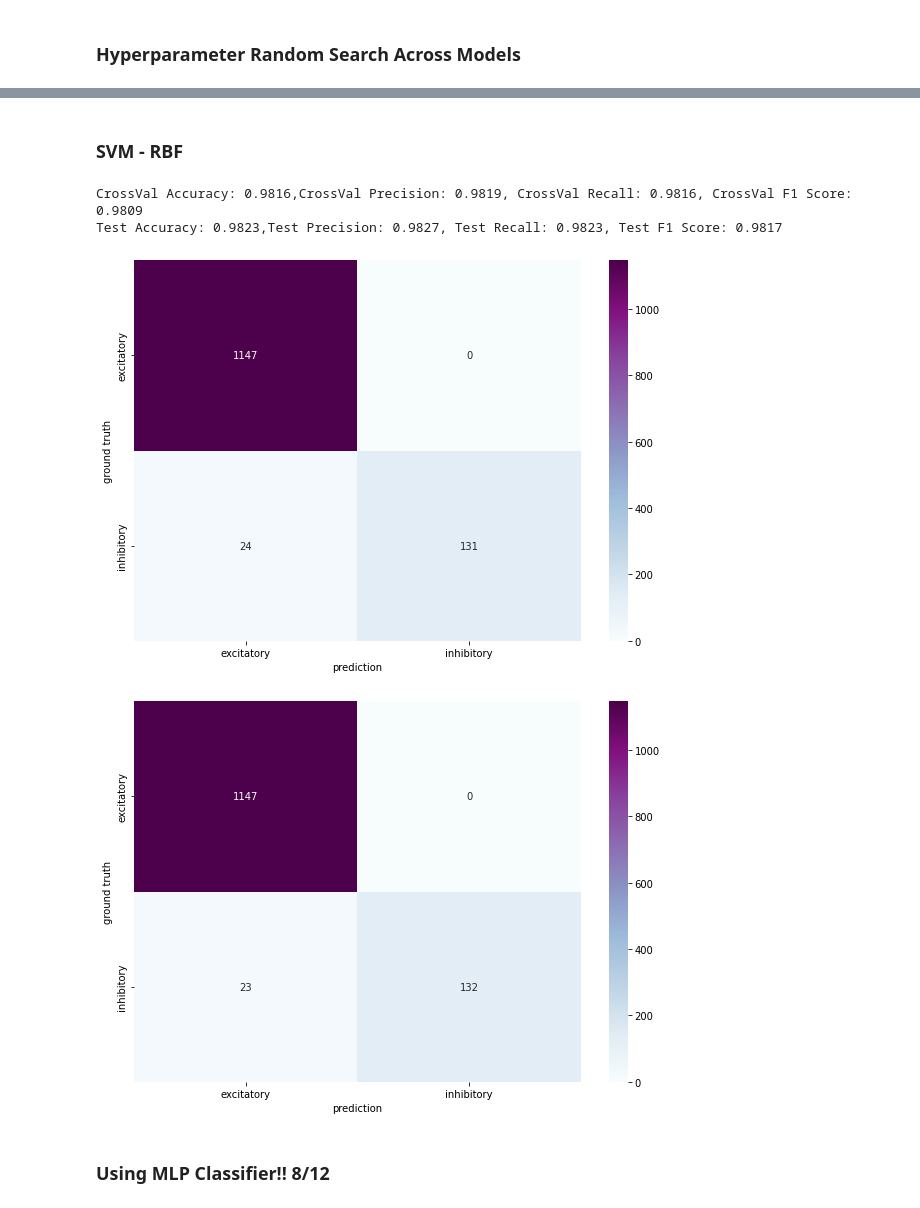
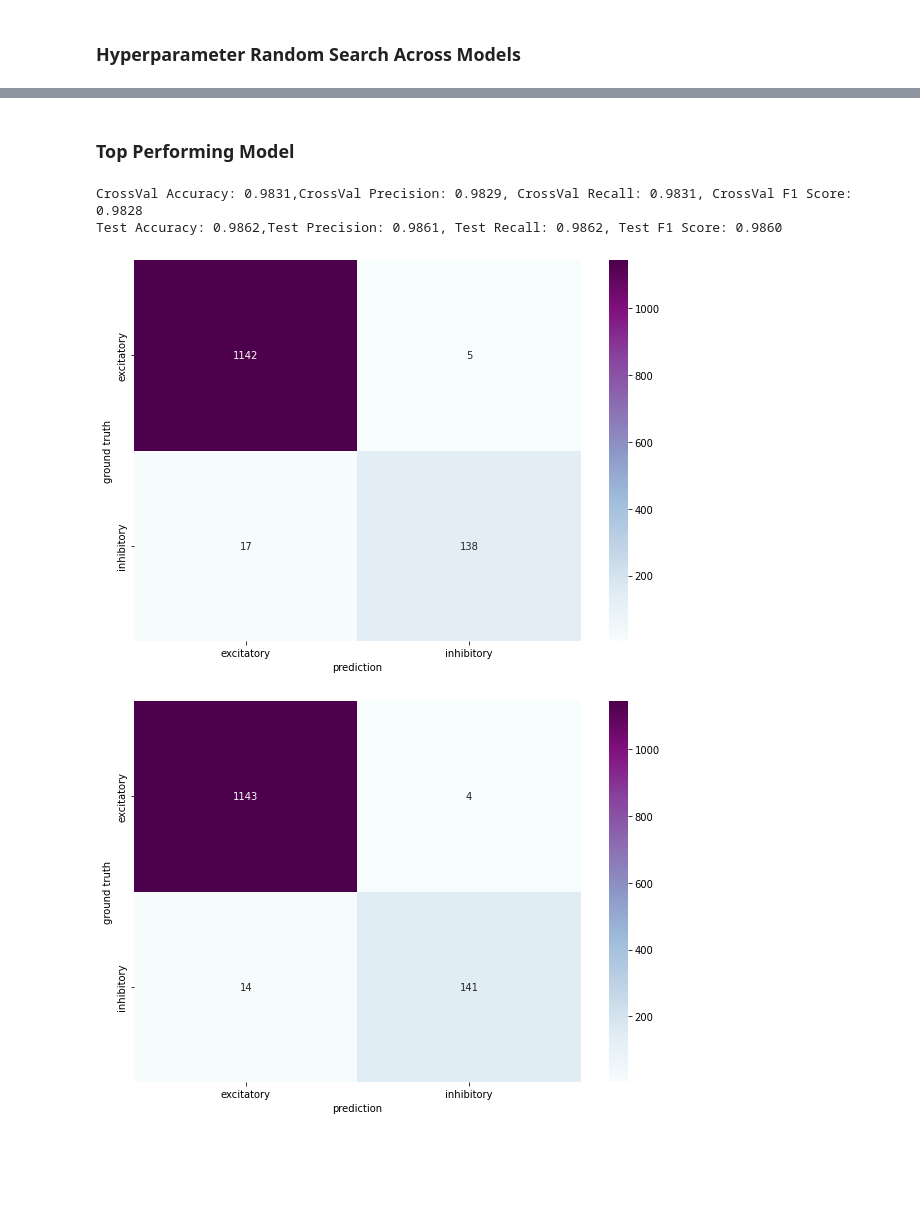
Before and after one commit to AllenInstitute/Extract_Somatic_Features, a Jupyter notebook: tutorials/Training_Classifiers.ipynb, the cells around one changed output, grey strips where cells are left out. Saved outputs shown, nothing was run; the diff lists cells and outputs as text; code cells hidden in the pictures; blank space fills up the shorter version.

Commit message:
local example

```diff
--- a/tutorials/Training_Classifiers.ipynb
+++ b/tutorials/Training_Classifiers.ipynb
@@ -37,3 +23,5 @@ minnie_column_df.shape, merged_examples.shape
+# %%
+merged_examples = pd.read_pickle('../data/filtered_normalized_minnie_v661_0923.pkl')
 # %% [markdown]
 ### Defining Metrics - Soma and Nucleus
 # %%
@@ -166,0 +99,4 @@ Name: class_labels, dtype: int64
+# %%
+#Filter out only the cells of interest - in this case filtering for column cells with neuronal manual labels
+samples=merged_examples.query('neuron_class_labels =="excitatory" | neuron_class_labels=="inhibitory"')
+samples.neuron_class_labels.value_counts()
@@ -167,24 +109,13 @@ Name: class_labels, dtype: int64
 # %%
 #Label_col should be altered depending on the classifier
-label_col = 'class_labels'
+label_col = 'neuron_class_labels'
 
 numfiles = samples.shape[0]
 all_idxs = np.arange(0, numfiles)
 np.random.seed(49)
 np.random.shuffle(all_idxs)
-# percent_train = 80
-# id_percent_train = int((percent_train/100) * numfiles)
-# train_idxs = all_idxs[:id_percent_train]
-# test_idxs = all_idxs[id_percent_train:]
 
 scaler=preprocessing.StandardScaler().fit(samples[metrics])
-#balanced_scaled = scaler.transform(samples[metrics])
-# train_df = balanced[metrics].iloc[train_idxs]
-# train_dfs = scaler.transform(train_df)
-# train_labels = balanced[label_col].iloc[train_idxs]
-# val_df = balanced[metrics].iloc[test_idxs]
-# val_dfs = scaler.transform(val_df)
-# val_labels = balanced[label_col].iloc[test_idxs]
 
 all_df = samples[metrics].iloc[all_idxs]
 all_dfs = scaler.transform(all_df)
@@ -299,40 +229,37 @@ KeyboardInterrupt:
-# %% [markdown]
-### SVM - RBF
+# %% [markdown]
+### Top Performing Model
 # %%
 ordered_labels = sorted(samples[label_col].unique())
 
-#first round
-# #params = SVC(kernel = 'rbf', C = 1000,
-#                     gamma= 0.01120242331473505,
-#                     class_weight='balanced',
-#                     decision_function_shape='ovo',
-#                     probability=True)
-params = {'C': 15.668401318176073, 'class_weight': None, 'gamma': 0.1420372322294404, 'kernel': 'rbf'}
+#reported params from randomized search above
+params = {'activation': 'tanh', 'alpha': 0.02779055400477684, 'hidden_layer_sizes': 100,
+          'learning_rate': 'constant', 'learning_rate_init': 0.020304839764349877, 'solver': 'adam'}
 
-svm_model_rbf = SVC(kernel = 'rbf', C = 200.668401318176073, #1.03 to lower overfitting
-                    gamma= 0.0001420372322294404,
-                    class_weight=None,
-                    decision_function_shape='ovo',
-                    probability=True)
 
-rbf_model, cross_pred, rbf_cm = train_model(all_dfs,bin_all_labels, svm_model_rbf, ordered_labels)
+mlp_model_base = MLPClassifier(activation= 'tanh',
+                              alpha= 0.02779055400477684,
+                              hidden_layer_sizes= 100,
+                              learning_rate= 'adaptive',
+                              learning_rate_init= 0.00020304839764349877,
+                              solver= 'adam',
+                              max_iter=1000)
+
+#Train and plot the crossvalidated accuracy (the one that comes out of training) and the performance on the entire column. The column accuracy here (printed as 'Test Accuracy') is mainly for the
+#user to gauge if we are overfitting or not.
+mlp_model, cross_pred, mlp_cm = train_model(all_dfs,bin_all_labels, mlp_model_base, ordered_labels)
 cross_accuracy = accuracy_score(bin_all_labels, cross_pred)
 cross_f1 = f1_score(bin_all_labels, cross_pred, average='weighted', zero_division=0)
 cross_recall = recall_score(bin_all_labels, cross_pred, average='weighted', zero_division=0)
 cross_precision = precision_score(bin_all_labels,cross_pred, average='weighted', zero_division=0)
 print('CrossVal Accuracy: %.4f,CrossVal Precision: %.4f, CrossVal Recall: %.4f, CrossVal F1 Score: %.4f'%(cross_accuracy, cross_precision, cross_recall, cross_f1))
 
-rbf_model, train_rbf_cm, train_pred  = test_model(rbf_model,all_dfs,bin_all_labels, ordered_labels)
+#Running a final prediction on the entire column to gauge overfitting
+mlp_model, train_mlp_cm, train_pred  = test_model(mlp_model,all_dfs,bin_all_labels, ordered_labels)
 
-
-train_file = '/Users/leilae/aibs/Neural_coding/Minnie/column_classifiers/figures/neuron_class_svm_rbf_train_soma.png'
-test_file = '/Users/leilae/aibs/Neural_coding/Minnie/column_classifiers/figures/neuron_class_svm_rbf_TEST_soma.png'
-plot_cm(rbf_cm, save_fig=False, filename=train_file)
-plot_cm(train_rbf_cm, save_fig=False, filename=test_file)
+plot_cm(mlp_cm, save_fig=False)
+plot_cm(train_mlp_cm, save_fig=False)
 # %% [output]
-CrossVal Accuracy: 0.9816,CrossVal Precision: 0.9819, CrossVal Recall: 0.9816, CrossVal F1 Score: 0.9809
-Test Accuracy: 0.9823,Test Precision: 0.9827, Test Recall: 0.9823, Test F1 Score: 0.9817
+CrossVal Accuracy: 0.9831,CrossVal Precision: 0.9829, CrossVal Recall: 0.9831, CrossVal F1 Score: 0.9828
+Test Accuracy: 0.9862,Test Precision: 0.9861, Test Recall: 0.9862, Test F1 Score: 0.9860
-[figure, old version]
+[figure, new version]
-[figure, old version]
+[figure, new version]
-# %% [markdown]
-### Using MLP Classifier!! 8/12
```
Also changed, not shown: parts of 111 cells of this notebook, 2 other files.
